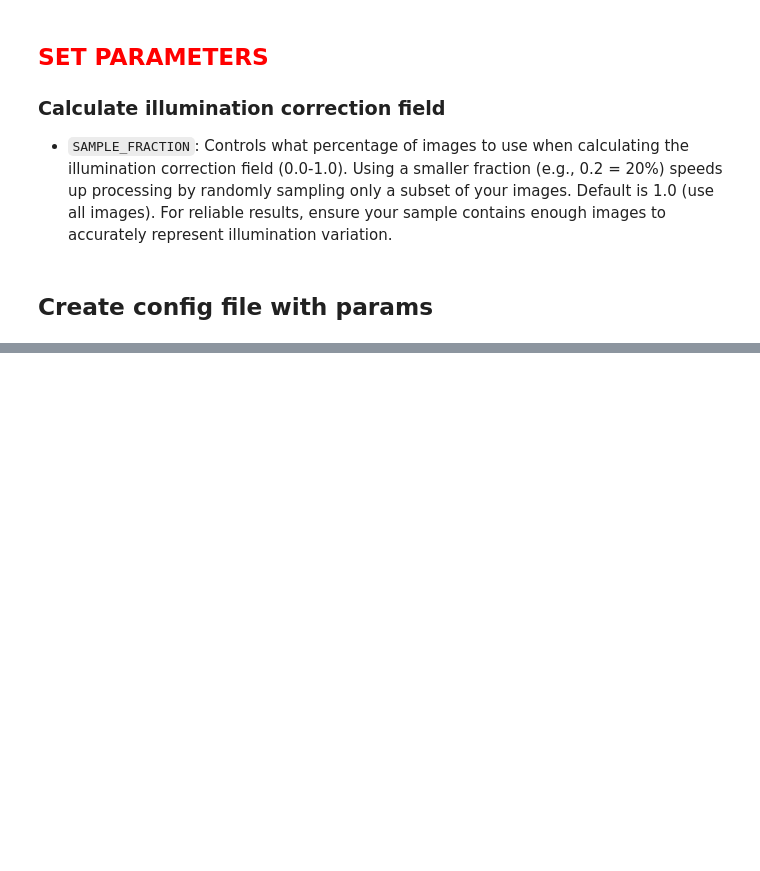
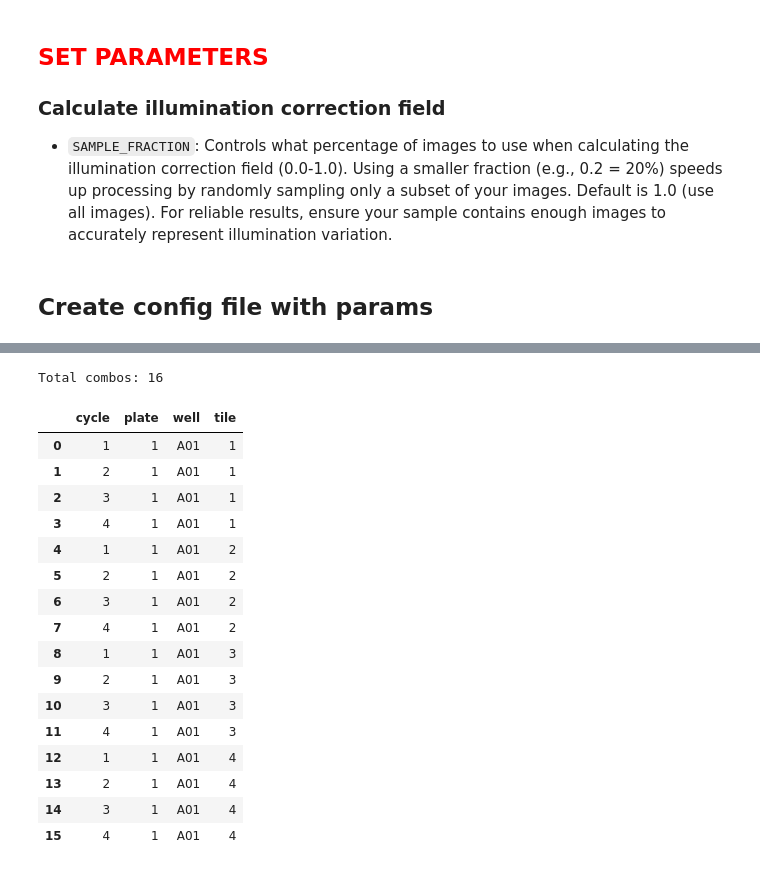
Before and after one commit to vphadnis/sbs-test-analysis, a Jupyter notebook: analysis/0.configure_preprocess_params.ipynb, the cells around one changed output, grey strips where cells are left out. Drawn from its saved outputs; the diff is of its cells as text; code cells hidden in the pictures; blank space fills up the shorter version.

Commit message:
Edits made for T7, works on Jupyter notebook test but fails at step 48/50 when run full analysis

```diff
--- a/analysis/0.configure_preprocess_params.ipynb
+++ b/analysis/0.configure_preprocess_params.ipynb
@@ -73,16 +73,16 @@ SBS_COMBO_DF_FP = "config/sbs_combo.tsv"
 PHENOTYPE_COMBO_DF_FP = "config/phenotype_combo.tsv"
 
 # Directory, pattern, and metadata for SBS sample nd2 files
-SBS_IMAGES_DIR_FP = Path("~/sbs-test-data")
-SBS_PATH_PATTERN = r".*/c(\d+)/P(\d{2})_([A-Z]\d{2})_f(\d{3})\.nd2"
+SBS_IMAGES_DIR_FP = Path("/Users/vaishnaviphadnis/sbs-test-data")
+SBS_PATH_PATTERN = r".*/c(\d+)/P(\d+)_([A-Z]\d+)_f(\d+)\.nd2$"
 SBS_PATH_METADATA = ["cycle", "plate", "well", "tile"]
 SBS_METADATA_ORDER_TYPE = {"plate": int, "well": str, "tile": int, "cycle": int}
 
 # Directory, pattern, and metadata for phenotype sample nd2 files
 PHENOTYPE_IMAGES_DIR_FP = None
 PHENOTYPE_PATH_PATTERN = None
-PHENOTYPE_PATH_METADATA = None
-PHENOTYPE_METADATA_ORDER_TYPE = None
+PHENOTYPE_PATH_METADATA = []
+PHENOTYPE_METADATA_ORDER_TYPE = {}
 # %% [markdown]
 You must supply a working regex to the `SBS_PATH_PATTERN` and `PHENOTYPE_PATH_PATTERN` variables. If you don't have experience with regex, you can use the following LLM prompt to generate the patterns.
 
@@ -296,0 +383,22 @@ with open(CONFIG_FILE_PATH, "w") as config_file:
+# %%
+print("Total combos:", len(sbs_wildcard_combos))
+display(sbs_wildcard_combos)
+# %% [output]
+Total combos: 16
+|  | cycle | plate | well | tile |
+| 0 | 1 | 1 | A01 | 1 |
+| 1 | 2 | 1 | A01 | 1 |
+| 2 | 3 | 1 | A01 | 1 |
+| 3 | 4 | 1 | A01 | 1 |
+| 4 | 1 | 1 | A01 | 2 |
+| 5 | 2 | 1 | A01 | 2 |
+| 6 | 3 | 1 | A01 | 2 |
+| 7 | 4 | 1 | A01 | 2 |
+| 8 | 1 | 1 | A01 | 3 |
+| 9 | 2 | 1 | A01 | 3 |
+| 10 | 3 | 1 | A01 | 3 |
+| 11 | 4 | 1 | A01 | 3 |
+| 12 | 1 | 1 | A01 | 4 |
+| 13 | 2 | 1 | A01 | 4 |
+| 14 | 3 | 1 | A01 | 4 |
+| 15 | 4 | 1 | A01 | 4 |
```
Also changed, not shown: parts of 6 cells of this notebook, 9 other files.
